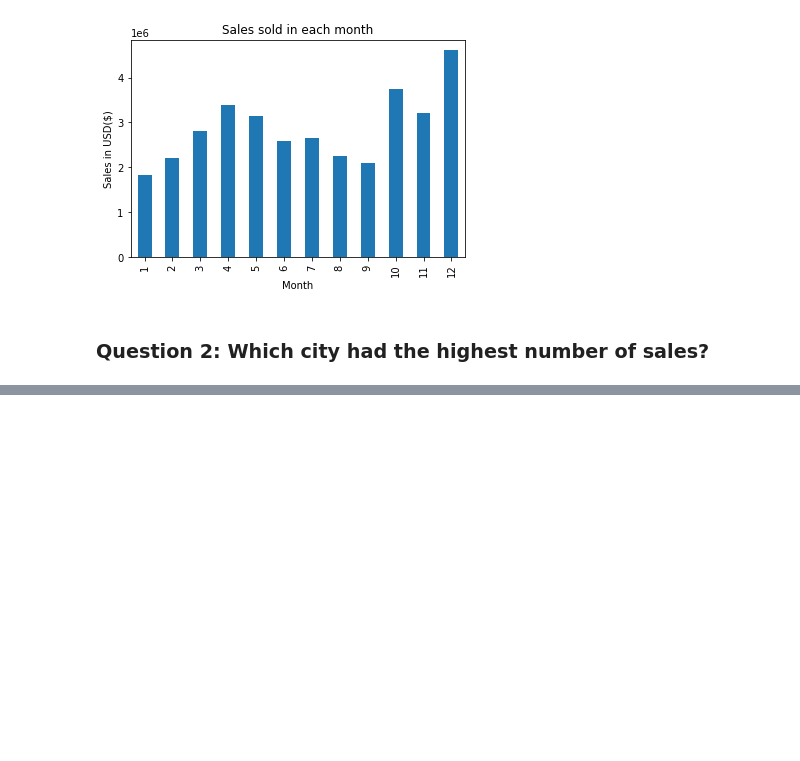
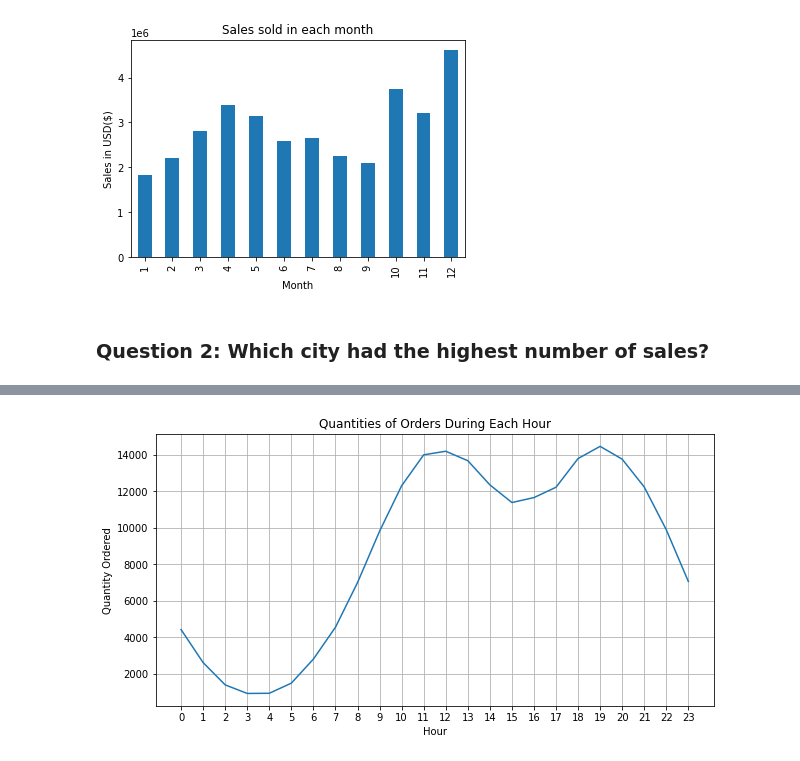
Before and after one commit to Nouredeen/Sales-Analysis, a Jupyter notebook: Sales_Analysis.ipynb, the cells around one changed output, grey strips where cells are left out. Cells and saved outputs as stored; diff of their text form; code cells hidden in the pictures; blank space fills up the shorter version.

```diff
--- a/Sales_Analysis.ipynb
+++ b/Sales_Analysis.ipynb
@@ -109,0 +138,6 @@ ax = result.plot.bar(y="Sales", title="Sales sold in each month", legend=False,
+# %%
+all_data["Hour"] = all_data["Order Date"].dt.hour
+sum_per_hour = all_data.groupby('Hour').sum()
+ax = sum_per_hour.plot.line(y='Quantity Ordered', grid=True, xticks=sum_per_hour.index, legend=False, ylabel="Quantity Ordered", title="Quantities of Orders During Each Hour", figsize=(10, 5))
+# %% [output]
+[figure, added]
```
Also changed, not shown: parts of 8 cells of this notebook.
